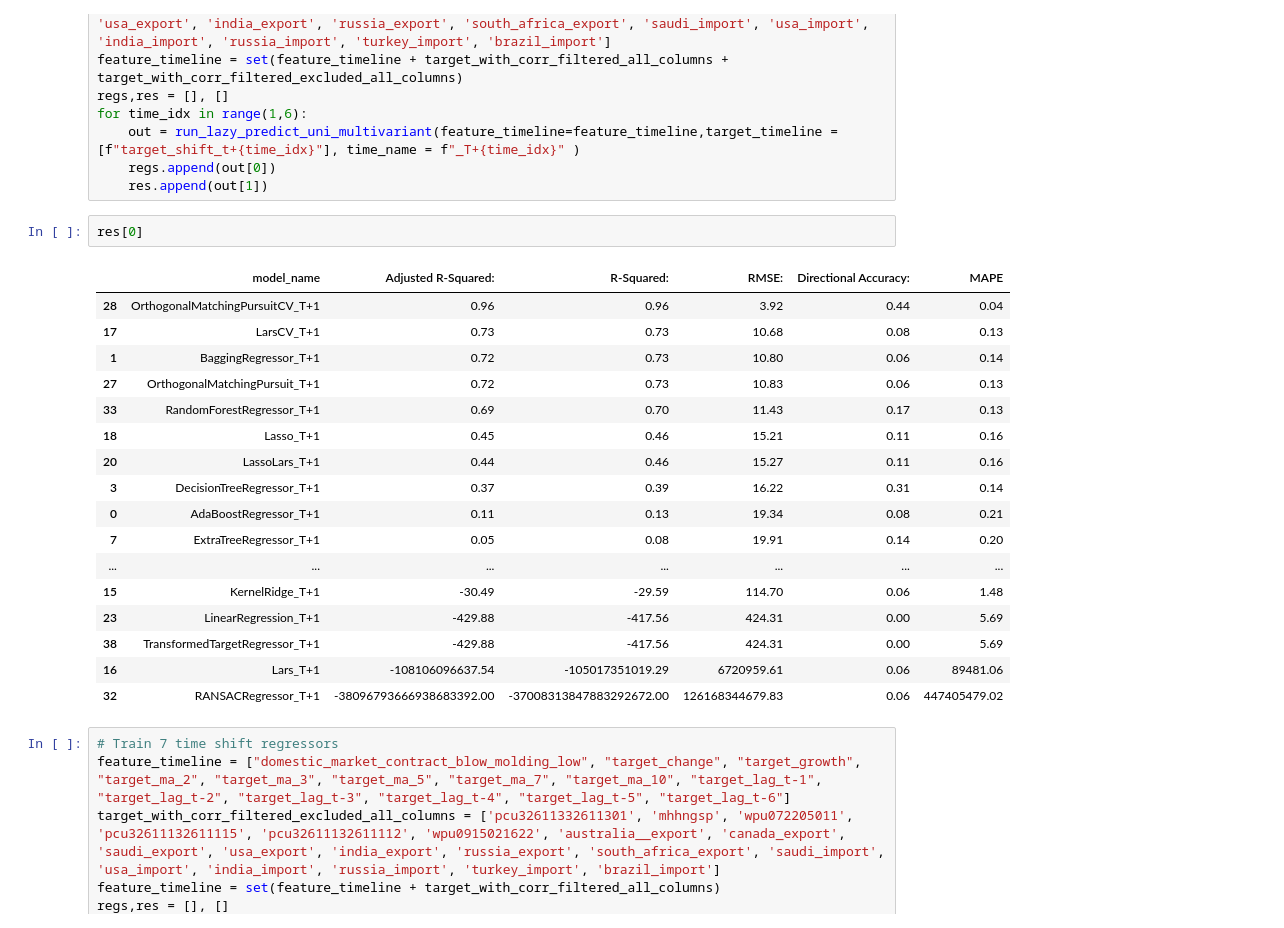
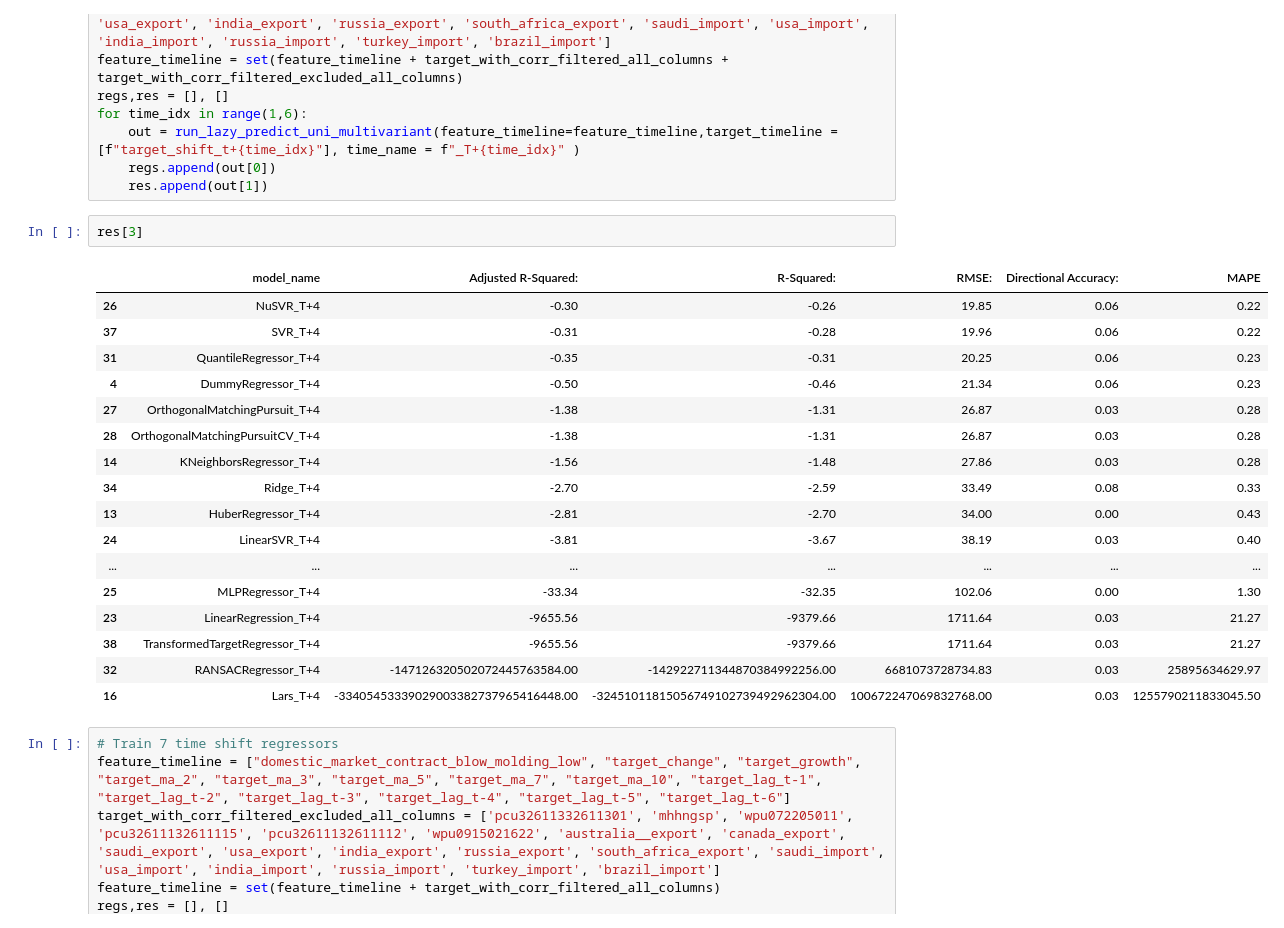
Before and after one commit to vincycode7/TaiyoAI_Domestic_Molding, a Jupyter notebook: exploratory_data_analysis.ipynb, the cells around one changed output. Cells and saved outputs as stored; diff of their text form.

```diff
--- a/exploratory_data_analysis.ipynb
+++ b/exploratory_data_analysis.ipynb
@@ -550,25 +550,25 @@ for time_idx in range(1,6):
     regs.append(out[0])
     res.append(out[1])
 # %%
-res[0]
+res[3]
 # %% [output]
 |  | model_name | Adjusted R-Squared: | R-Squared: | RMSE: | Directional Accuracy: | MAPE |
-| 28 | OrthogonalMatchingPursuitCV_T+1 | 0.96 | 0.96 | 3.92 | 0.44 | 0.04 |
-| 17 | LarsCV_T+1 | 0.73 | 0.73 | 10.68 | 0.08 | 0.13 |
-| 1 | BaggingRegressor_T+1 | 0.72 | 0.73 | 10.80 | 0.06 | 0.14 |
-| 27 | OrthogonalMatchingPursuit_T+1 | 0.72 | 0.73 | 10.83 | 0.06 | 0.13 |
-| 33 | RandomForestRegressor_T+1 | 0.69 | 0.70 | 11.43 | 0.17 | 0.13 |
-| 18 | Lasso_T+1 | 0.45 | 0.46 | 15.21 | 0.11 | 0.16 |
-| 20 | LassoLars_T+1 | 0.44 | 0.46 | 15.27 | 0.11 | 0.16 |
-| 3 | DecisionTreeRegressor_T+1 | 0.37 | 0.39 | 16.22 | 0.31 | 0.14 |
-| 0 | AdaBoostRegressor_T+1 | 0.11 | 0.13 | 19.34 | 0.08 | 0.21 |
-| 7 | ExtraTreeRegressor_T+1 | 0.05 | 0.08 | 19.91 | 0.14 | 0.20 |
+| 26 | NuSVR_T+4 | -0.30 | -0.26 | 19.85 | 0.06 | 0.22 |
+| 37 | SVR_T+4 | -0.31 | -0.28 | 19.96 | 0.06 | 0.22 |
+| 31 | QuantileRegressor_T+4 | -0.35 | -0.31 | 20.25 | 0.06 | 0.23 |
+| 4 | DummyRegressor_T+4 | -0.50 | -0.46 | 21.34 | 0.06 | 0.23 |
+| 27 | OrthogonalMatchingPursuit_T+4 | -1.38 | -1.31 | 26.87 | 0.03 | 0.28 |
+| 28 | OrthogonalMatchingPursuitCV_T+4 | -1.38 | -1.31 | 26.87 | 0.03 | 0.28 |
+| 14 | KNeighborsRegressor_T+4 | -1.56 | -1.48 | 27.86 | 0.03 | 0.28 |
+| 34 | Ridge_T+4 | -2.70 | -2.59 | 33.49 | 0.08 | 0.33 |
+| 13 | HuberRegressor_T+4 | -2.81 | -2.70 | 34.00 | 0.00 | 0.43 |
+| 24 | LinearSVR_T+4 | -3.81 | -3.67 | 38.19 | 0.03 | 0.40 |
 | ... | ... | ... | ... | ... | ... | ... |
-| 15 | KernelRidge_T+1 | -30.49 | -29.59 | 114.70 | 0.06 | 1.48 |
-| 23 | LinearRegression_T+1 | -429.88 | -417.56 | 424.31 | 0.00 | 5.69 |
-| 38 | TransformedTargetRegressor_T+1 | -429.88 | -417.56 | 424.31 | 0.00 | 5.69 |
-| 16 | Lars_T+1 | -108106096637.54 | -105017351019.29 | 6720959.61 | 0.06 | 89481.06 |
-| 32 | RANSACRegressor_T+1 | -38096793666938683392.00 | -37008313847883292672.00 | 126168344679.83 | 0.06 | 447405479.02 |
+| 25 | MLPRegressor_T+4 | -33.34 | -32.35 | 102.06 | 0.00 | 1.30 |
+| 23 | LinearRegression_T+4 | -9655.56 | -9379.66 | 1711.64 | 0.03 | 21.27 |
+| 38 | TransformedTargetRegressor_T+4 | -9655.56 | -9379.66 | 1711.64 | 0.03 | 21.27 |
+| 32 | RANSACRegressor_T+4 | -147126320502072445763584.00 | -142922711344870384992256.00 | 6681073728734.83 | 0.03 | 25895634629.97 |
+| 16 | Lars_T+4 | -33405453339029003382737965416448.00 | -32451011815056749102739492962304.00 | 100672247069832768.00 | 0.03 | 1255790211833045.50 |
 # %%
 # Train 7 time shift regressors
 feature_timeline = ["domestic_market_contract_blow_molding_low", "target_change", "target_growth", "target_ma_2", "target_ma_3", "target_ma_5", "target_ma_7", "target_ma_10", "target_lag_t-1", "target_lag_t-2", "target_lag_t-3", "target_lag_t-4", "target_lag_t-5", "target_lag_t-6"]
```
